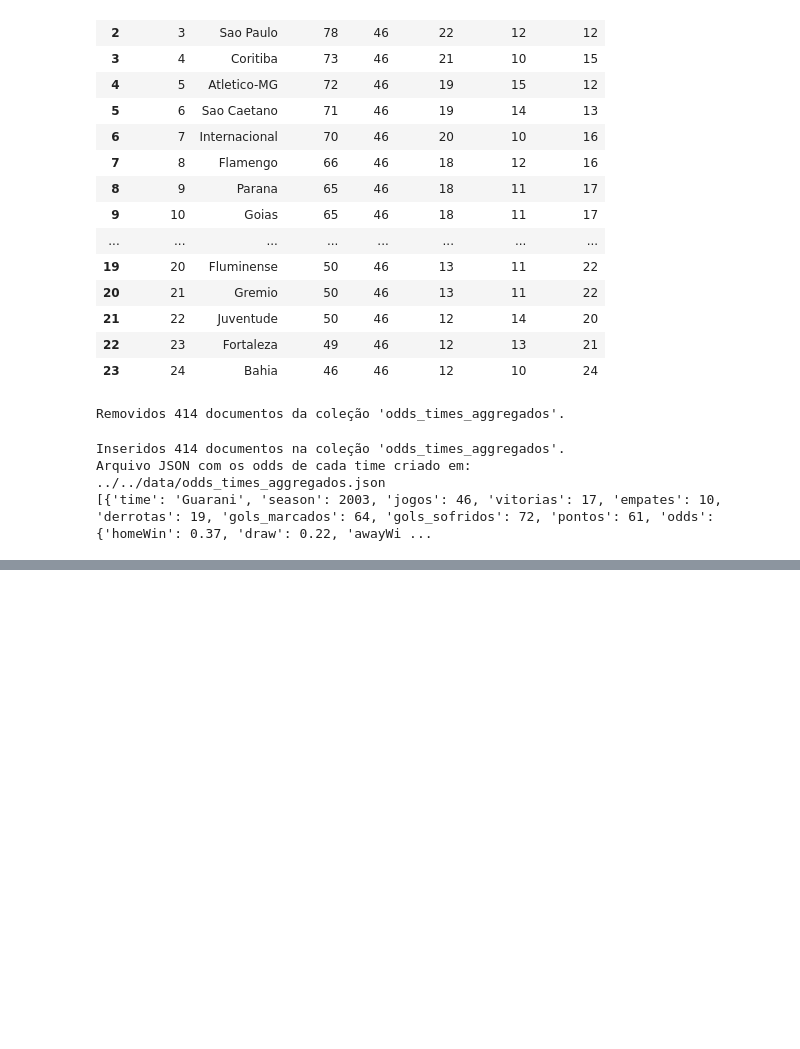
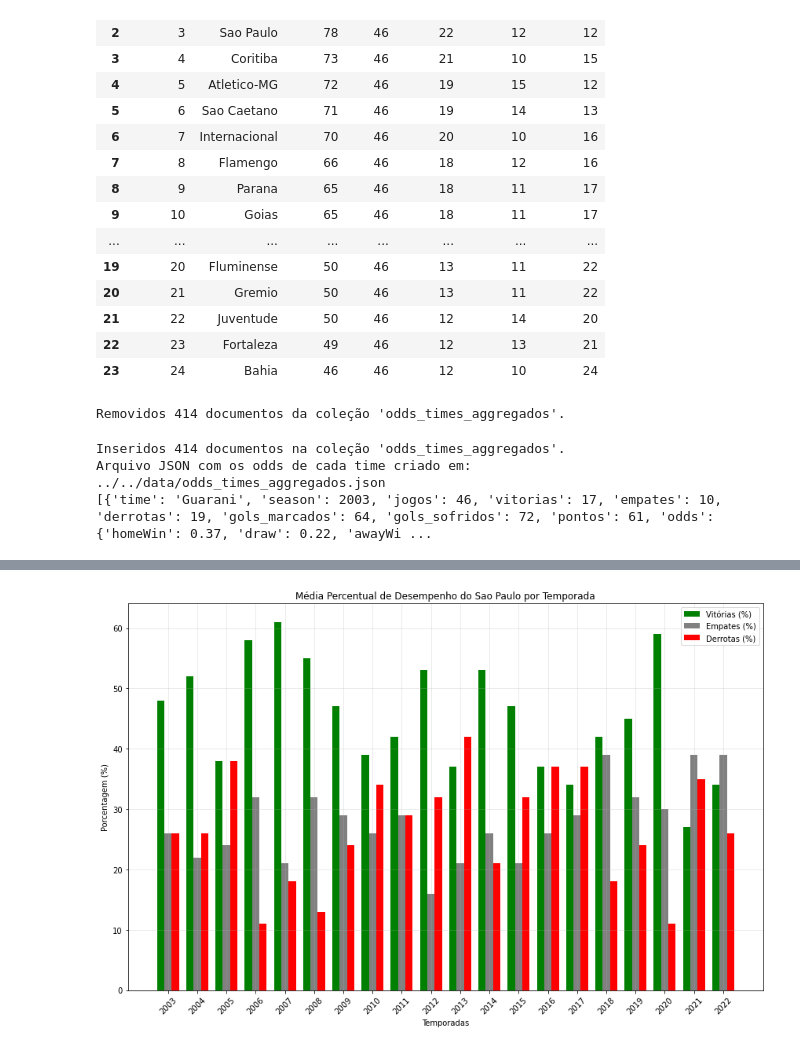
Before and after one commit to klsio22/brazileirao-data-analysis, a Jupyter notebook: statistics_futebol/brazilian_data/brasileirao.ipynb, the cells around one changed output, grey strips where cells are left out. Cells and saved outputs as stored; diff of their text form; code cells hidden in the pictures; blank space fills up the shorter version.

```diff
--- a/statistics_futebol/brazilian_data/brasileirao.ipynb
+++ b/statistics_futebol/brazilian_data/brasileirao.ipynb
@@ -184,0 +198,7 @@ Arquivo JSON com os odds de cada time criado em: ../../data/odds_times_aggregado
+# %%
+from brasileirao_api import BrasileiraoAPI
+
+api = BrasileiraoAPI()
+api.plot_media_porcentagem_time("Sao Paulo")
+# %% [output]
+[figure, added]
```
Also changed, not shown: parts of 3 cells of this notebook, 2 other files.
